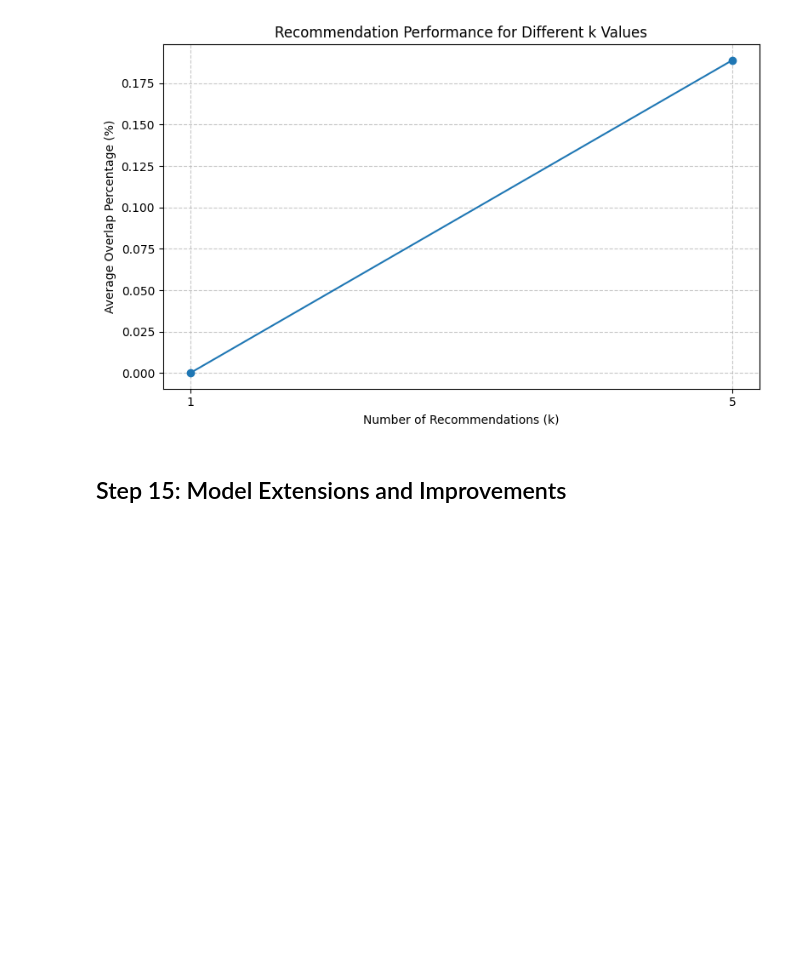
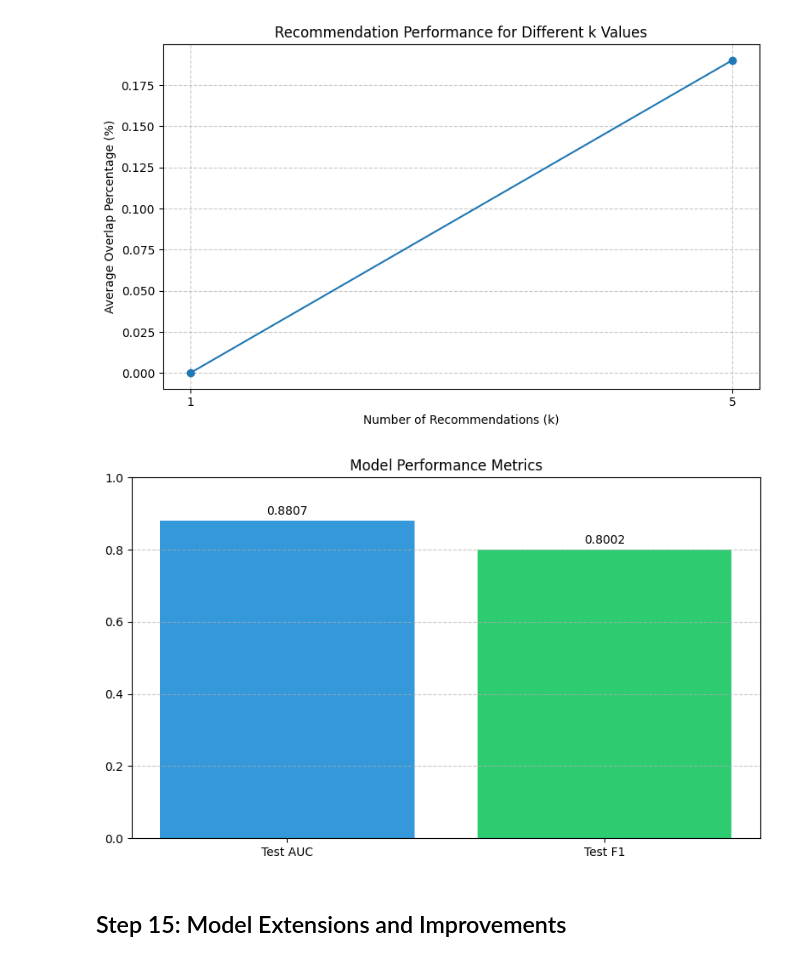
Before and after one commit to knkarthik01/polypharmacy-med-recommendation, a Jupyter notebook: Medication_Recommendation_System_for_Polypharmacy_Patients.ipynb, the cells around one changed output. Drawn from its saved outputs; the diff is of its cells as text; code cells hidden in the pictures; blank space fills up the shorter version.

```diff
--- a/Medication_Recommendation_System_for_Polypharmacy_Patients.ipynb
+++ b/Medication_Recommendation_System_for_Polypharmacy_Patients.ipynb
@@ -1257,6 +1345,27 @@ Number of test patients: 50
 Average overlap: 0.08 medications
 Average overlap percentage: 0.19%
 [figure]
+# %%
+# 14.4 Visualize overall model performance metrics
+metrics = ['Test AUC', 'Test F1']
+values = [0.8807, 0.8002]  # Your actual test results
+
+plt.figure(figsize=(8, 5))
+bars = plt.bar(metrics, values, color=['#3498db', '#2ecc71'])
+plt.title('Model Performance Metrics')
+plt.ylim(0, 1.0)
+plt.grid(axis='y', linestyle='--', alpha=0.7)
+
+# Add value labels on top of bars
+for bar in bars:
+    height = bar.get_height()
+    plt.text(bar.get_x() + bar.get_width()/2., height + 0.01,
+             f'{height:.4f}', ha='center', va='bottom')
+
+plt.tight_layout()
+plt.show()
+# %% [output]
+[figure, added]
 # %% [markdown]
 ## Step 15: Model Extensions and Improvements
 # %%
```
Also changed, not shown: parts of 6 cells of this notebook.
